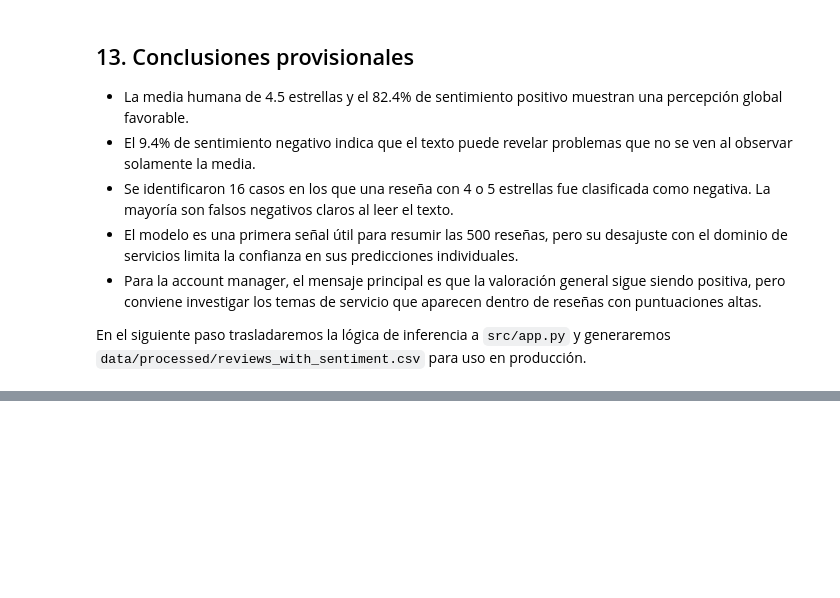
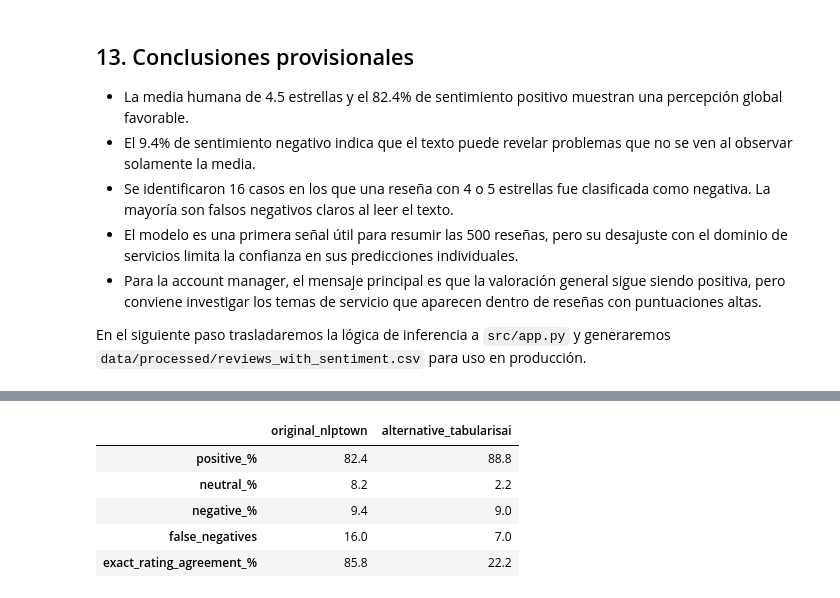
Before and after one commit to 4GeeksAcademy/CarlesSA92-WeLoveReviews, a Jupyter notebook: src/explore.ipynb, the cells around one changed output, grey strips where cells are left out. Cells and saved outputs as stored; diff of their text form; code cells hidden in the pictures; blank space fills up the shorter version.

```diff
--- a/src/explore.ipynb
+++ b/src/explore.ipynb
@@ -367,0 +430,28 @@ En el siguiente paso trasladaremos la lógica de inferencia a `src/app.py` y gen
+# %%
+model_comparison = pd.DataFrame(
+    {
+        "original_nlptown": {
+            "positive_%": (reviews["sentiment"] == "positive").mean() * 100,
+            "neutral_%": (reviews["sentiment"] == "neutral").mean() * 100,
+            "negative_%": (reviews["sentiment"] == "negative").mean() * 100,
+            "false_negatives": ((reviews["rating"] >= 4) & (reviews["predicted_rating"] <= 2)).sum(),
+            "exact_rating_agreement_%": (reviews["rating"] == reviews["predicted_rating"]).mean() * 100,
+        },
+        "alternative_tabularisai": {
+            "positive_%": (reviews["alternative_sentiment"] == "positive").mean() * 100,
+            "neutral_%": (reviews["alternative_sentiment"] == "neutral").mean() * 100,
+            "negative_%": (reviews["alternative_sentiment"] == "negative").mean() * 100,
+            "false_negatives": ((reviews["rating"] >= 4) & (reviews["alternative_rating"] <= 2)).sum(),
+            "exact_rating_agreement_%": (reviews["rating"] == reviews["alternative_rating"]).mean() * 100,
+        },
+    }
+).round(1)
+
+model_comparison
+# %% [output]
+|  | original_nlptown | alternative_tabularisai |
+| positive_% | 82.4 | 88.8 |
+| neutral_% | 8.2 | 2.2 |
+| negative_% | 9.4 | 9.0 |
+| false_negatives | 16.0 | 7.0 |
+| exact_rating_agreement_% | 85.8 | 22.2 |
```
Also changed, not shown: parts of 5 cells of this notebook.
